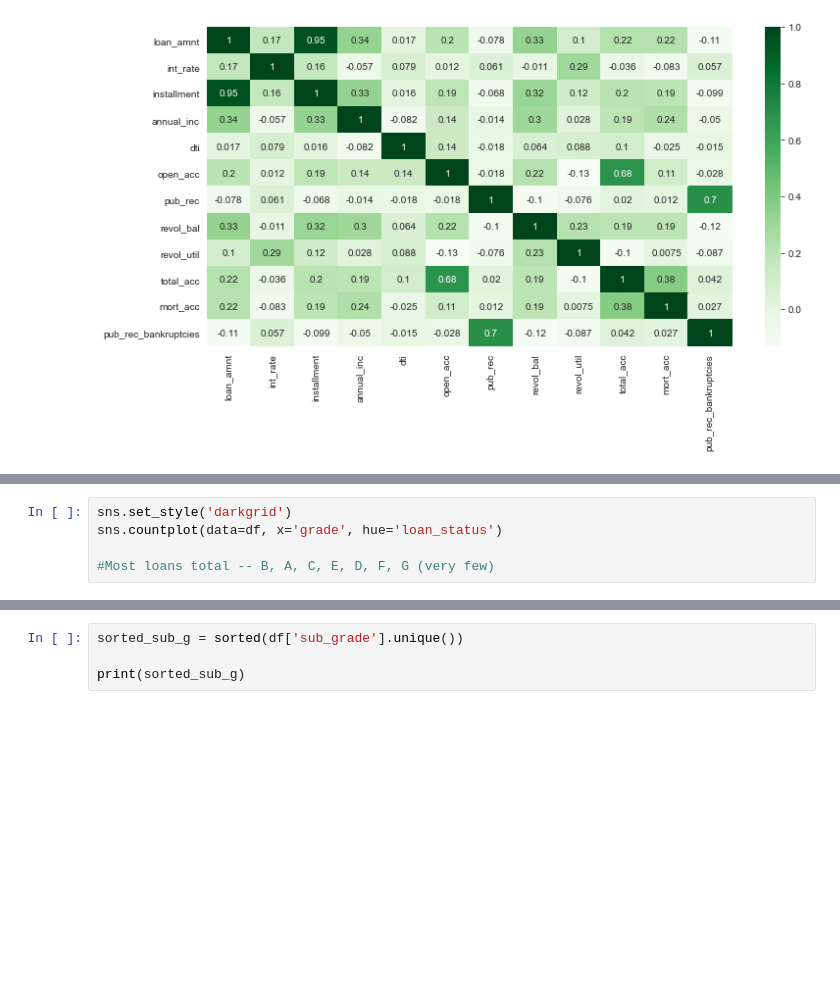
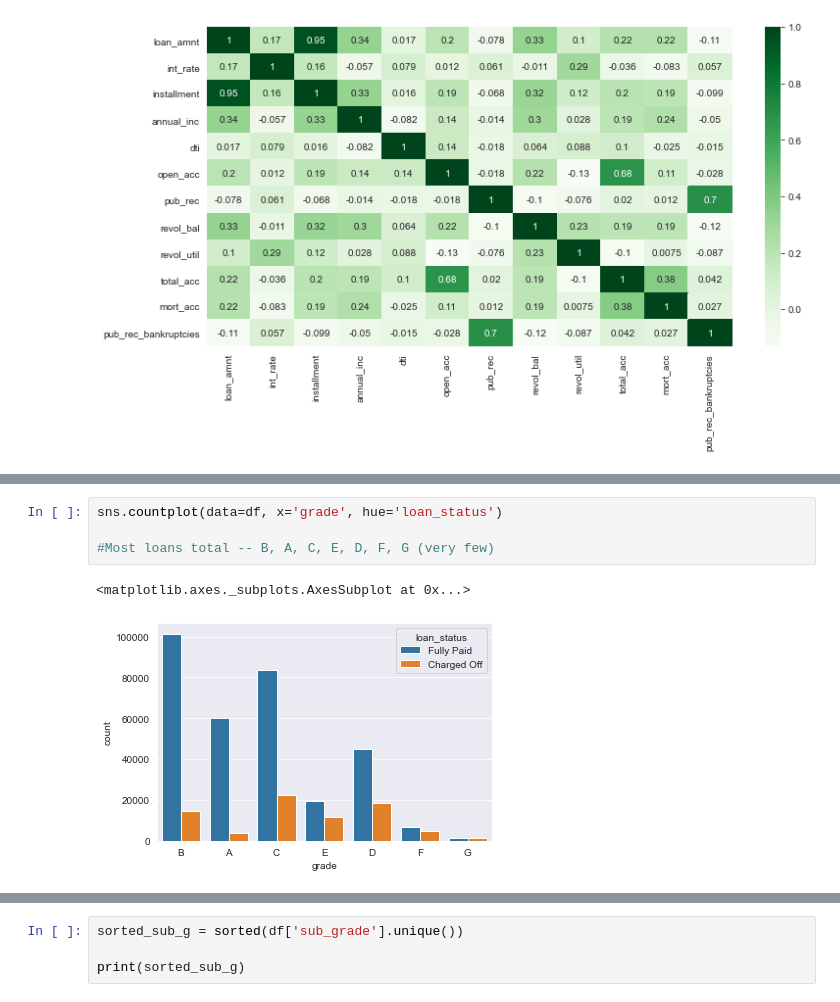
Before and after one commit to sachin-ph/lending-club-default-model, a Jupyter notebook: Project - Lending Club Model.ipynb, the cells around one changed output, grey strips where cells are left out. Drawn from its saved outputs; the diff is of its cells as text; blank space fills up the shorter version.

```diff
--- a/Project - Lending Club Model.ipynb
+++ b/Project - Lending Club Model.ipynb
@@ -238,5 +240,7 @@ df.groupby('loan_status')['loan_amnt'].describe()
 # %%
-sns.set_style('darkgrid')
 sns.countplot(data=df, x='grade', hue='loan_status')
 
 #Most loans total -- B, A, C, E, D, F, G (very few)
+# %% [output]
+<matplotlib.axes._subplots.AxesSubplot at 0x...>
+[figure, added]
```
Also changed, not shown: parts of 19 cells of this notebook.
